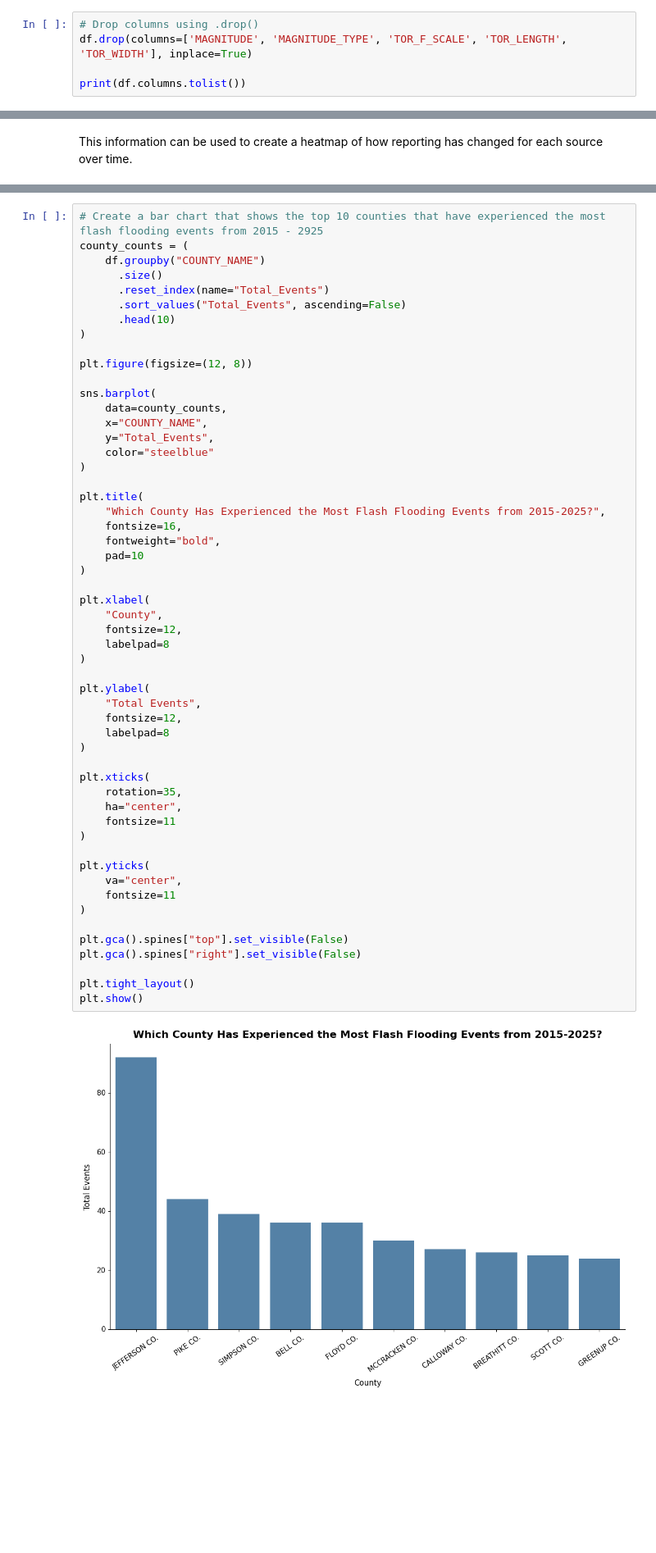
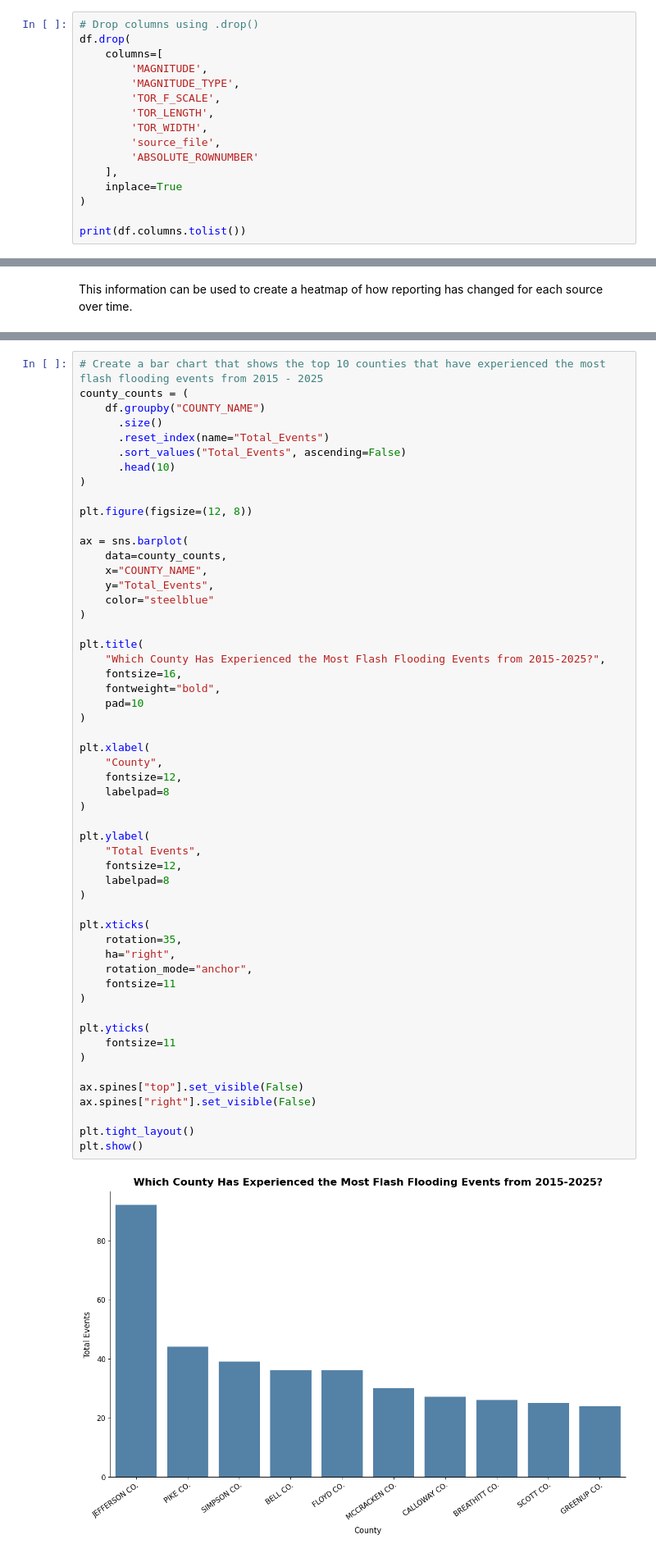
Before and after one commit to ashleyadehart/flash_floods_ky_2015_2025, a Jupyter notebook: notebooks/flash_floods_ky_2015_2025.ipynb, the cells around one changed output, grey strips where cells are left out. Shown at 82% size. Drawn from its saved outputs; the diff is of its cells as text; blank space fills up the shorter version.

```diff
--- a/notebooks/flash_floods_ky_2015_2025.ipynb
+++ b/notebooks/flash_floods_ky_2015_2025.ipynb
@@ -153,7 +157,18 @@ print(df.columns.tolist())
 I should drop the MAGNITUDE, MAGNITUDE_TYPE, TOR_F_SCALE, TOR_LENGTH, and TOR_WIDTH columns since there aren't any values within those columns. Plus, these columns aren't relevant to the analysis that I'm conducting at this time.
 # %%
 # Drop columns using .drop()
-df.drop(columns=['MAGNITUDE', 'MAGNITUDE_TYPE', 'TOR_F_SCALE', 'TOR_LENGTH', 'TOR_WIDTH'], inplace=True)
+df.drop(
+    columns=[
+        'MAGNITUDE',
+        'MAGNITUDE_TYPE',
+        'TOR_F_SCALE',
+        'TOR_LENGTH',
+        'TOR_WIDTH',
+        'source_file',
+        'ABSOLUTE_ROWNUMBER'
+    ],
+    inplace=True
+)
 
 print(df.columns.tolist())
 # %% [output]
@@ -683,7 +695,7 @@ I decided to use single blue line with markers and a dashed style to clearly sho
 4. How did you ensure accuracy and avoid misleading design?
 I used sorted yearly counts to maintain correct chronological order and included a consistent y-axis scale starting at zero. I also removed unnecessary spines and used clear labeling to prevent visual distortion or misinterpretation of trends.
 # %%
-# Create a bar chart that shows the top 10 counties that have experienced the most flash flooding events from 2015 - 2925
+# Create a bar chart that shows the top 10 counties that have experienced the most flash flooding events from 2015 - 2025
 county_counts = (
     df.groupby("COUNTY_NAME")
       .size()
@@ -694,7 +706,7 @@ county_counts = (
 
 plt.figure(figsize=(12, 8))
 
-sns.barplot(
+ax = sns.barplot(
     data=county_counts,
     x="COUNTY_NAME",
     y="Total_Events",
@@ -706,35 +718,35 @@ plt.title(
     fontsize=16,
     fontweight="bold",
     pad=10
 )
 
 plt.xlabel(
     "County",
     fontsize=12,
     labelpad=8
 )
 
 plt.ylabel(
     "Total Events",
     fontsize=12,
     labelpad=8
 )
 
 plt.xticks(
     rotation=35,
-    ha="center",
+    ha="right",
+    rotation_mode="anchor",
     fontsize=11
 )
 
 plt.yticks(
-    va="center",
     fontsize=11
 )
 
-plt.gca().spines["top"].set_visible(False)
-plt.gca().spines["right"].set_visible(False)
+ax.spines["top"].set_visible(False)
+ax.spines["right"].set_visible(False)
 
 plt.tight_layout()
 plt.show()
 # %% [output]
-[figure, old version]
+[figure, new version]
```
Also changed, not shown: parts of 25 cells of this notebook, 15 other files.
